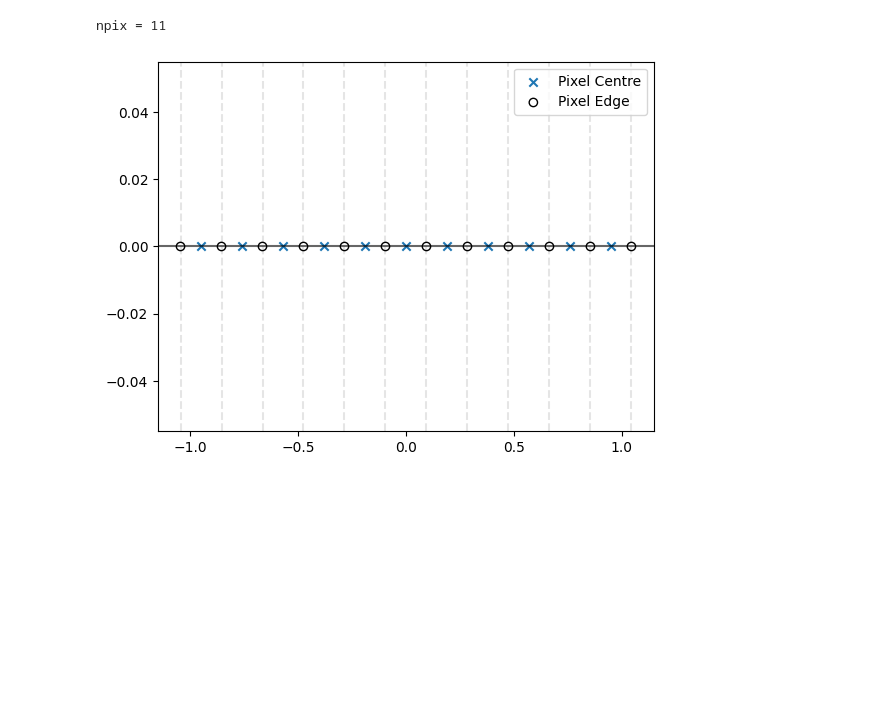
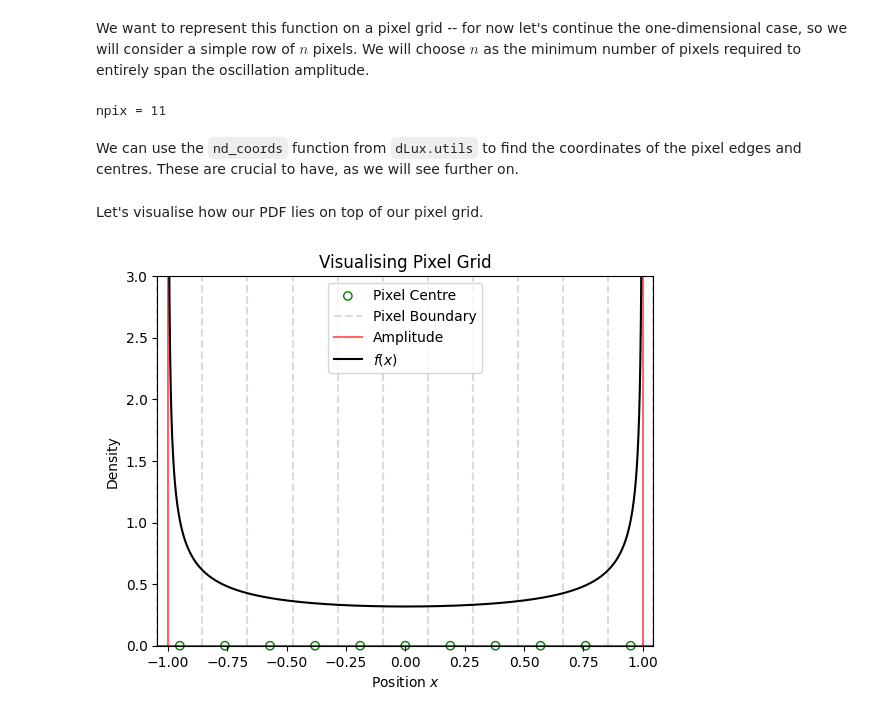
Before and after one commit to maxecharles/toliman-phd, a Jupyter notebook: SHM_jitter.ipynb, the cells around one changed output. Saved outputs shown, nothing was run; the diff lists cells and outputs as text; code cells hidden in the pictures; blank space fills up the shorter version.

```diff
--- a/SHM_jitter.ipynb
+++ b/SHM_jitter.ipynb
@@ -67,30 +73,32 @@ We want to represent this function on a pixel grid
+# %% [markdown]
+We want to represent this function on a pixel grid -- for now let's continue the one-dimensional case, so we will consider a simple row of $n$ pixels. We will choose $n$ as the minimum number of pixels required to entirely span the oscillation amplitude.
+# %%
+pscale = 0.19  # choosing some arbitrary pixel scale
+n = int(np.ceil(2*A / pscale))  # dividing and rounding up!
+print(f"npix = {n}")
+# %% [output]
+npix = 11
+# %% [markdown]
+We can use the `nd_coords` function from `dLux.utils` to find the coordinates of the pixel edges and centres. These are crucial to have, as we will see further on.
 # %%
 from dLux.utils import nd_coords
 
-pscale = 0.19
-npix = int(np.ceil(2*A / pscale))
-print(f"npix = {npix}")
-
-pixel_centres = nd_coords(npixels=npix, pixel_scales=pscale)
-pixel_edges = nd_coords(npixels=npix+1, pixel_scales=pscale)
+pixel_centres = nd_coords(npixels=n, pixel_scales=pscale)
+pixel_edges = nd_coords(npixels=n+1, pixel_scales=pscale)
-# %% [output]
-npix = 11
-# %%
-fig, ax = plt.subplots()
-ax.scatter(pixel_centres, np.zeros(npix), marker='x', label="Pixel Centre")
-ax.scatter(pixel_edges,  np.zeros(npix+1), marker='o', facecolors='none', edgecolors='k', label="Pixel Edge")
-# ax.set(
-#     xlim=(-pscale*npix/2, pscale*npix/2),
-#     ylim=(-pscale*npix/2, pscale*npix/2),
-#     xlabel='x',
-#     ylabel='y',
-# )
-
-for edge in pixel_edges:
-    ax.axvline(edge, c='k', linestyle='--', alpha=0.1)
-ax.axhline(0, c='k', linestyle='-', alpha=0.6)
-ax.legend()
-# ax.scatter(hist_outputs[::5000], np.zeros(hist_outputs[::5000].shape), alpha=0.002, c='k')
-plt.show()
-# %% [output]
-[figure, removed]
+# %% [markdown]
+Let's visualise how our PDF lies on top of our pixel grid.
+# %%
+fig, ax = plt.subplots()
+ax.scatter(pixel_centres, np.zeros(n), marker='o', facecolors='none', edgecolors='green', label="Pixel Centre", clip_on=False)
+ax.axvline(pixel_edges[0], c='k', linestyle='--', alpha=0.14, label='Pixel Boundary', clip_on=False)
+for edge in pixel_edges[1:]:
+    ax.axvline(edge, c='k', linestyle='--', alpha=0.14, clip_on=False)
+ax.axvline(A, c='r', linestyle='-', alpha=0.6, label='Amplitude')
+ax.axvline(-A, c='r', linestyle='-', alpha=0.6)
+ax.axhline(0, c='k', linestyle='-', alpha=0.6)
+ax.plot(position_samples, PDF_outputs, c='k', label='$f(x)$')
+ax.set(title="Visualising Pixel Grid", ylim=(0., 3), xlim=(-n*pscale/2, n*pscale/2), xlabel='Position $x$', ylabel='Density')
+ax.legend()
+plt.show()
+# %% [output]
+[figure, added]
```
Also changed, not shown: parts of 13 cells of this notebook.
